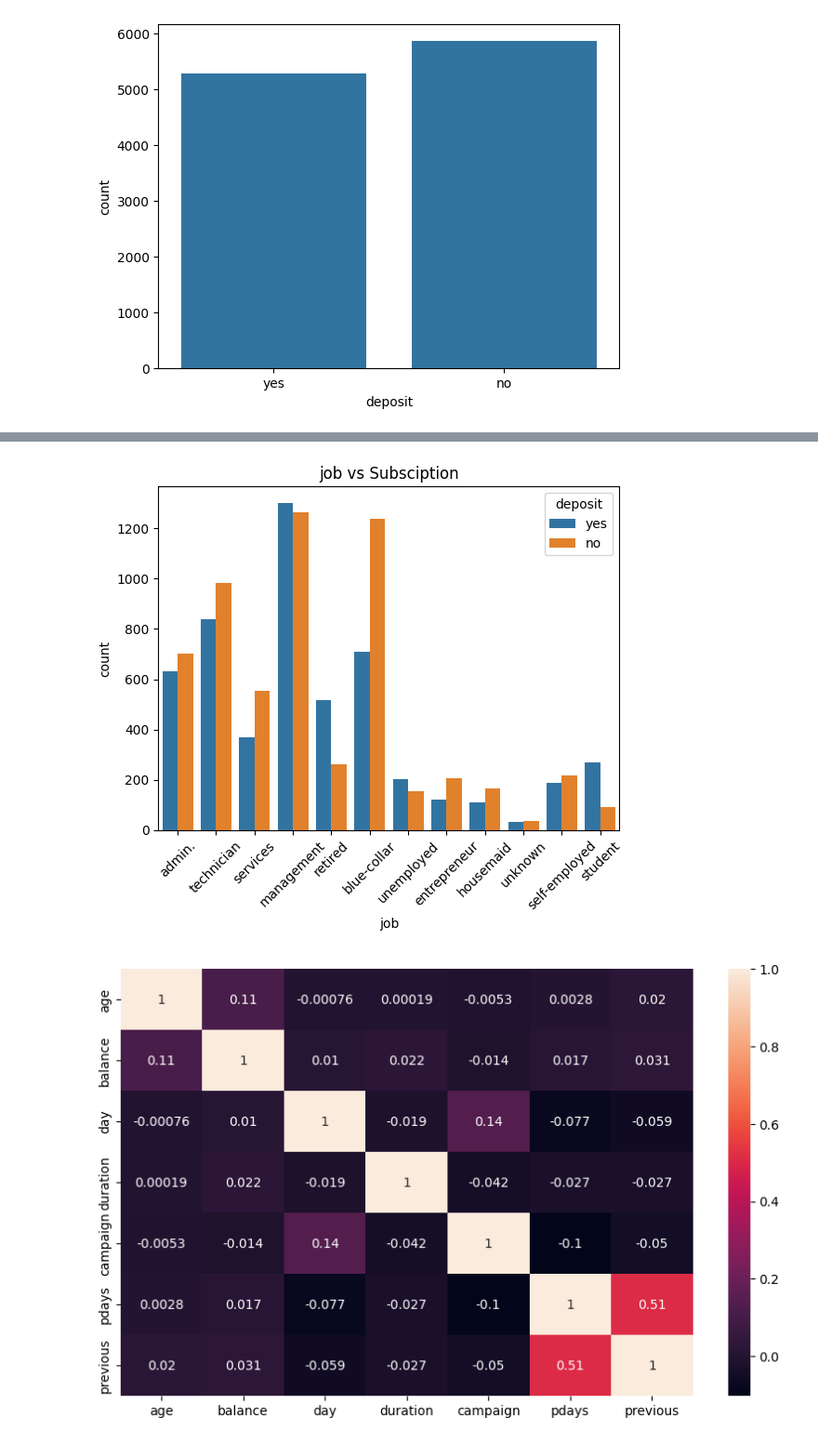
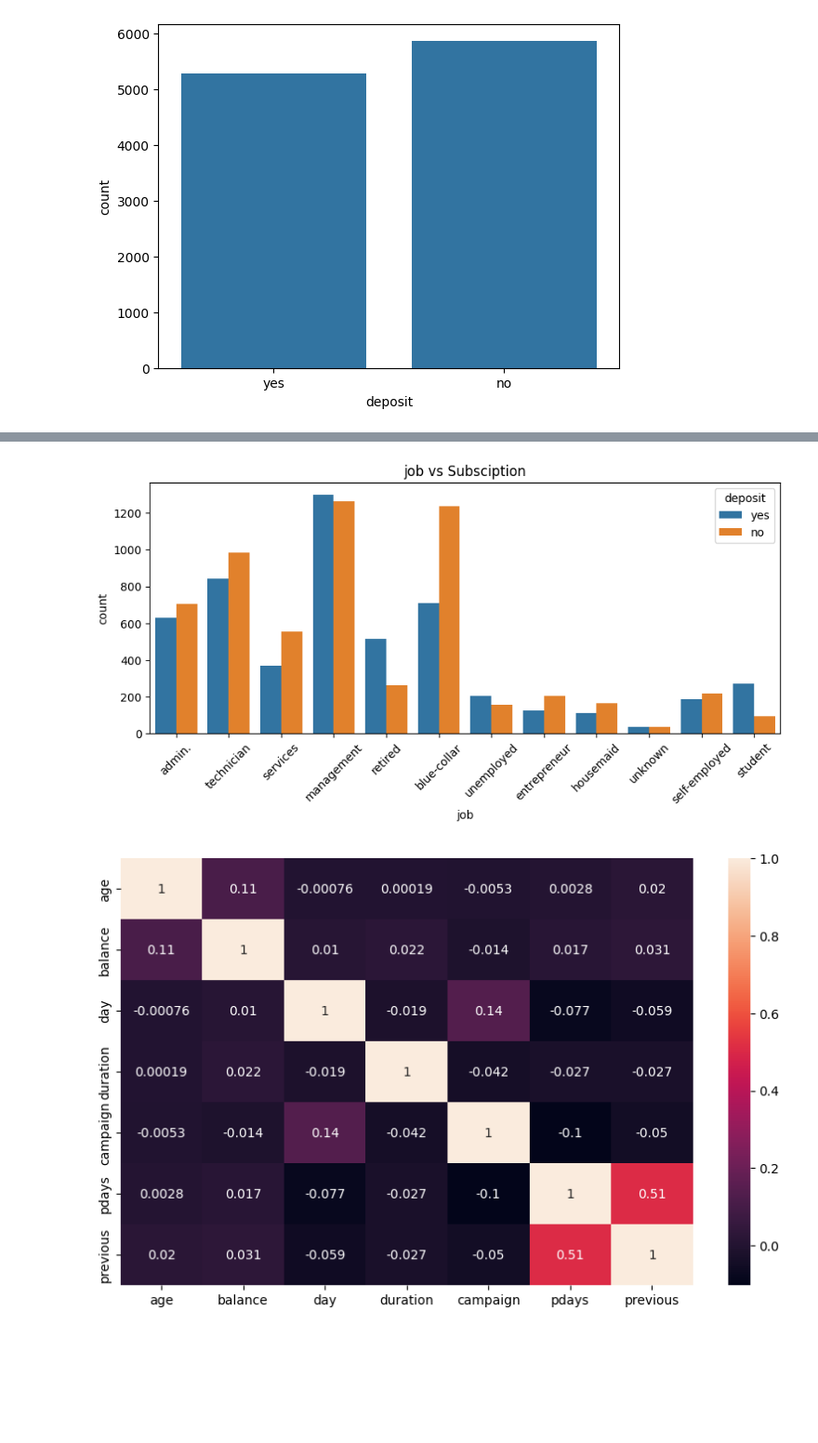
Before and after one commit to BuddhiDihansa/DS201.3-Data-Science-Coursework, a Jupyter notebook: classification.ipynb, the cells around one changed output, grey strips where cells are left out. Shown at 93% size. Cells and saved outputs as stored; diff of their text form; code cells hidden in the pictures; blank space fills up the shorter version.

```diff
--- a/classification.ipynb
+++ b/classification.ipynb
@@ -118,12 +120,12 @@ plt.show()
 # %%
-plt.Figure(figsize=(10,4))
+plt.figure(figsize=(10,4))
 sns.countplot(x='job',hue='deposit',data=df)
 plt.xticks(rotation=45)
 plt.title("job vs Subsciption")
 
 plt.show()
 # %% [output]
-[figure, old version]
+[figure, new version]
 # %%
 plt.figure(figsize=(10,6))
 sns.heatmap(df.select_dtypes(include=np.number).corr(),annot=True)
```
Also changed, not shown: parts of 23 cells of this notebook, 1 other file.
